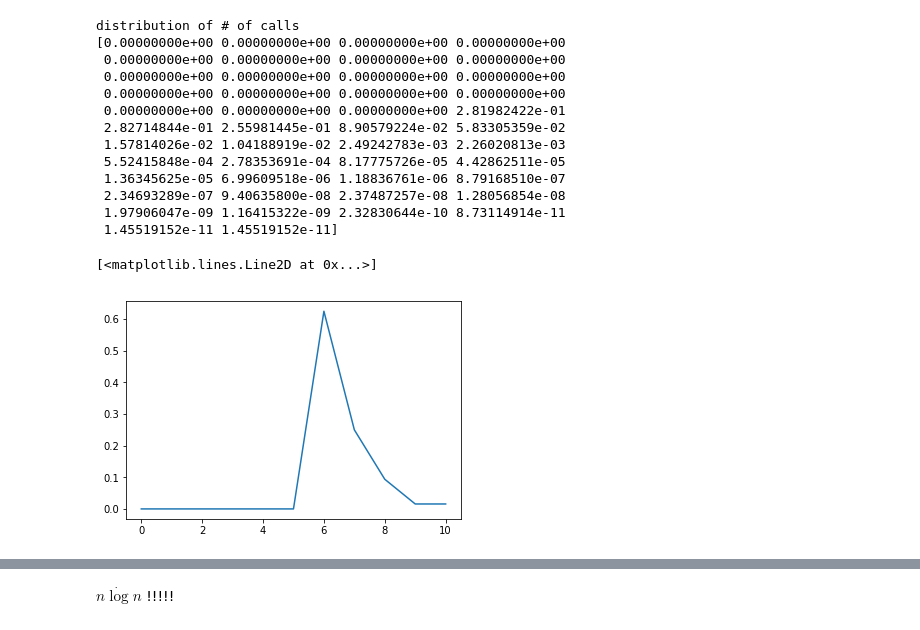
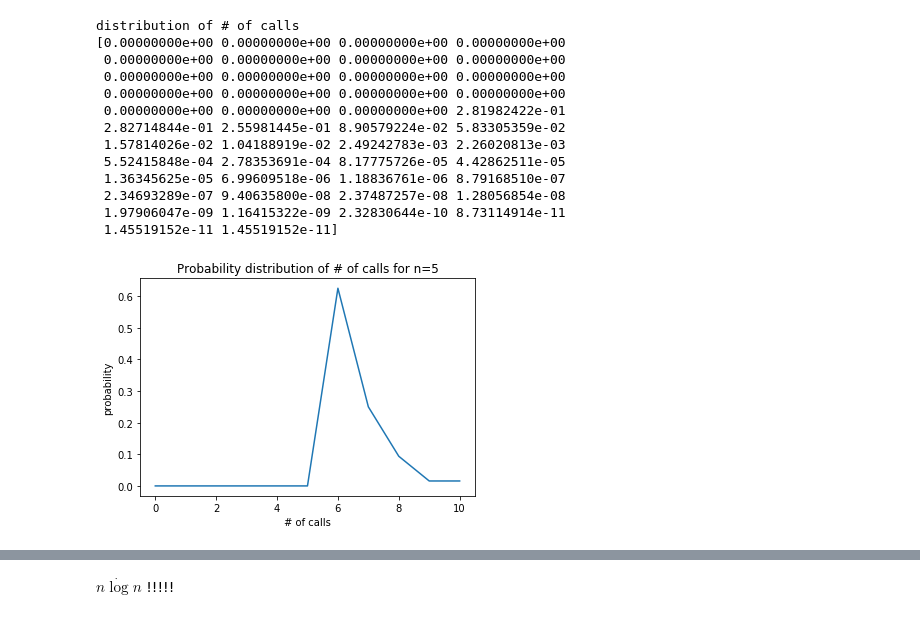
Before and after one commit to aidatorajiro/ipynb-docs, a Jupyter notebook: sorting/Untitled.ipynb, the cells around one changed output, grey strips where cells are left out. Drawn from its saved outputs; the diff is of its cells as text; code cells hidden in the pictures.

Commit message:
update sorting, add legends and labels

```diff
--- a/sorting/Untitled.ipynb
+++ b/sorting/Untitled.ipynb
@@ -188,7 +188,12 @@ distribution of # of calls
 # %%
 from matplotlib import pyplot as plt
 
 plt.plot(distribution(5))
+
+plt.xlabel("# of calls")
+plt.ylabel("probability")
+plt.title("Probability distribution of # of calls for n=5")
+
+plt.show()
 # %% [output]
-[<matplotlib.lines.Line2D at 0x...>]
-[figure, old version]
+[figure, new version]
```
Also changed, not shown: parts of 15 cells of this notebook.
